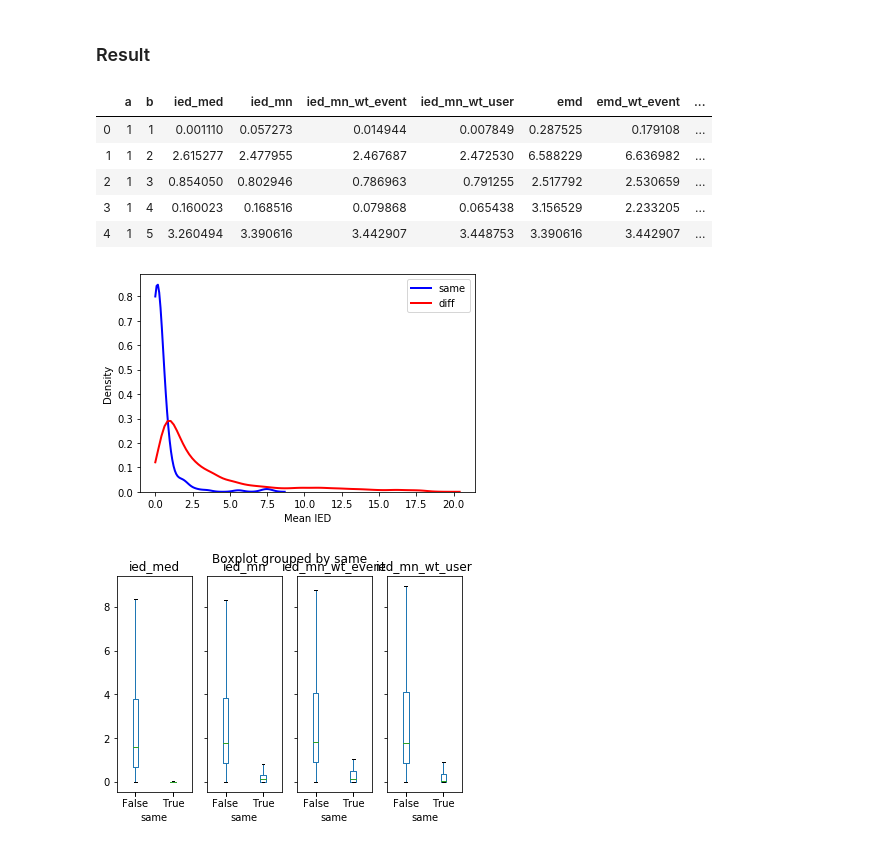
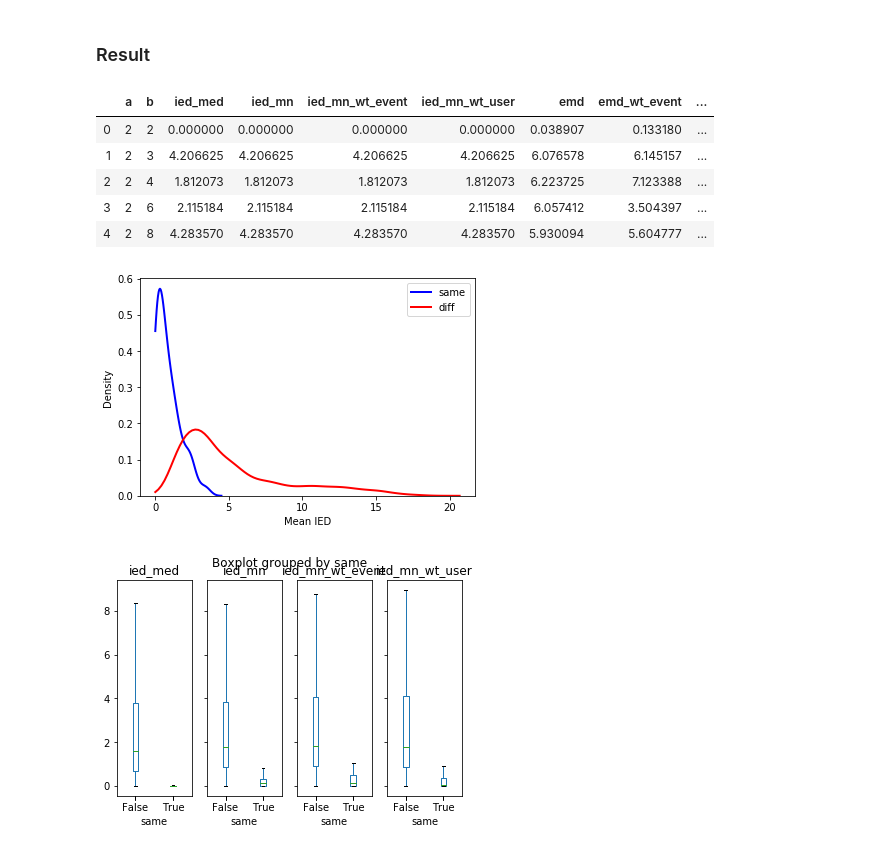
Before and after one commit to galbraic/spatial-assocr, a Jupyter notebook: notebooks/DFRWS_EU_2020.ipynb, the cells around one changed output. Cells and saved outputs as stored; diff of their text form; code cells hidden in the pictures.

```diff
--- a/notebooks/DFRWS_EU_2020.ipynb
+++ b/notebooks/DFRWS_EU_2020.ipynb
@@ -393,21 +393,23 @@ Name: old_uid, dtype: float64
 # %% [markdown]
 ## Plots
 # %%
+sns.set(font_scale=1.75)
+sns.set_style("whitegrid", {'axes.grid' : False})
 ax = sns.kdeplot(
     oc_locs,
     color = 'blue',
     lw=2,
-    clip=(0,500),
+    clip=(0,400),
     label='OC'
 )
 ax = sns.kdeplot(
     ny_locs,
     color = 'red',
     lw=2,
-    clip=(0,500),
+    clip=(0,400),
     label='NY'
 )
 ax.set(ylabel="Density")
-ax.set(xlabel="Number of Events")
+ax.set(xlabel="Number of Visits")
 plt.show()
 # %% [output]
@@ -557,40 +559,40 @@ Elapsed time: 5.947452068328857 s
 # %% [markdown]
 ### Result
 # %%
-ny_rslt = pd.read_csv(os.path.join(ny_directory, "population_score_func_vals.csv"))
+ny_rslt = pd.read_csv(os.path.join(ny_directory, "population_score_func_vals_even_less_junk.csv"))
 ny_rslt['same'] = (ny_rslt.a == ny_rslt.b).astype(bool)
 ny_rslt.head()
 # %% [output]
 |  | a | b | ied_med | ied_mn | ied_mn_wt_event | ied_mn_wt_user | emd | emd_wt_event | ... |
-| 0 | 1 | 1 | 0.001110 | 0.057273 | 0.014944 | 0.007849 | 0.287525 | 0.179108 | ... |
-| 1 | 1 | 2 | 2.615277 | 2.477955 | 2.467687 | 2.472530 | 6.588229 | 6.636982 | ... |
-| 2 | 1 | 3 | 0.854050 | 0.802946 | 0.786963 | 0.791255 | 2.517792 | 2.530659 | ... |
-| 3 | 1 | 4 | 0.160023 | 0.168516 | 0.079868 | 0.065438 | 3.156529 | 2.233205 | ... |
-| 4 | 1 | 5 | 3.260494 | 3.390616 | 3.442907 | 3.448753 | 3.390616 | 3.442907 | ... |
+| 0 | 2 | 2 | 0.000000 | 0.000000 | 0.000000 | 0.000000 | 0.038907 | 0.133180 | ... |
+| 1 | 2 | 3 | 4.206625 | 4.206625 | 4.206625 | 4.206625 | 6.076578 | 6.145157 | ... |
+| 2 | 2 | 4 | 1.812073 | 1.812073 | 1.812073 | 1.812073 | 6.223725 | 7.123388 | ... |
+| 3 | 2 | 6 | 2.115184 | 2.115184 | 2.115184 | 2.115184 | 6.057412 | 3.504397 | ... |
+| 4 | 2 | 8 | 4.283570 | 4.283570 | 4.283570 | 4.283570 | 5.930094 | 5.604777 | ... |
 # %%
 ny_same = ny_rslt.loc[ny_rslt.a == ny_rslt.b, ]
 ny_diff = ny_rslt.loc[ny_rslt.a != ny_rslt.b, ]
 # %%
-var = 'ied_mn_wt_event'
+var = 'emd'
 ax = sns.kdeplot(
     ny_same[var],
     color = 'blue',
     lw=2,
     clip=(0,30),
     label='same'
 )
 ax = sns.kdeplot(
     ny_diff[var],
     color = 'red',
     lw=2,
     clip=(0,30),
     label='diff'
 )
 ax.set(ylabel="Density")
 ax.set(xlabel="Mean IED")
 plt.show()
 # %% [output]
-[figure, old version]
+[figure, new version]
 # %%
 ny_rslt.boxplot(
     column=['ied_med', 'ied_mn', 'ied_mn_wt_event', 'ied_mn_wt_user'],
```
Also changed, not shown: parts of 46 cells of this notebook, 2 other files.
